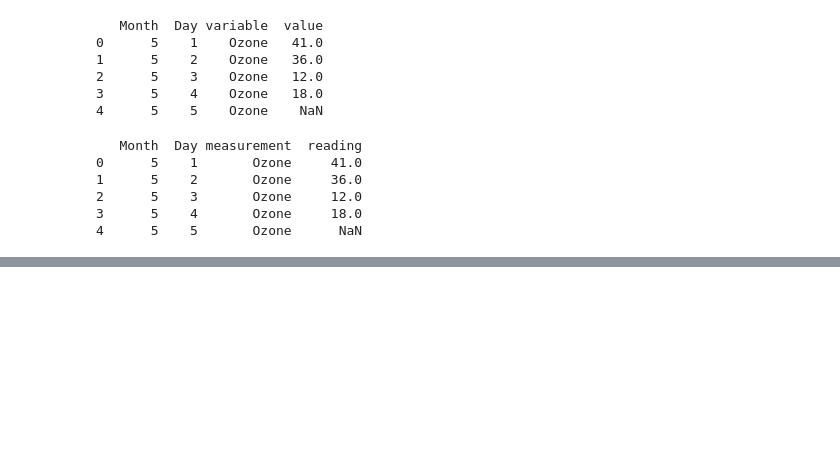
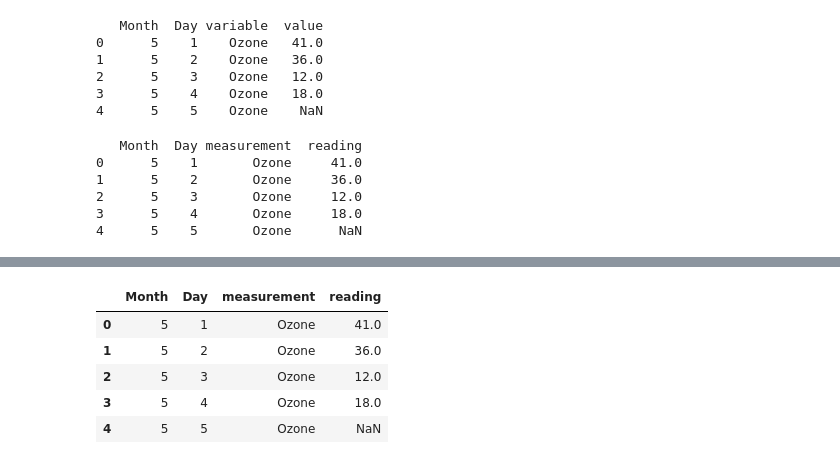
Before and after one commit to Suvamp/Datacamp-Notebooks, a Jupyter notebook: 7.Cleaning-Data-in-Python.ipynb, the cells around one changed output, grey strips where cells are left out. Cells and saved outputs as stored; diff of their text form; code cells hidden in the pictures; blank space fills up the shorter version.

```diff
--- a/7.Cleaning-Data-in-Python.ipynb
+++ b/7.Cleaning-Data-in-Python.ipynb
@@ -288,0 +332,9 @@ print(airquality_melt.head())
+# %%
+airquality_melt.head()
+# %% [output]
+|  | Month | Day | measurement | reading |
+| 0 | 5 | 1 | Ozone | 41.0 |
+| 1 | 5 | 2 | Ozone | 36.0 |
+| 2 | 5 | 3 | Ozone | 12.0 |
+| 3 | 5 | 4 | Ozone | 18.0 |
+| 4 | 5 | 5 | Ozone | NaN |
```
Also changed, not shown: parts of 9 cells of this notebook, 6 other files.
